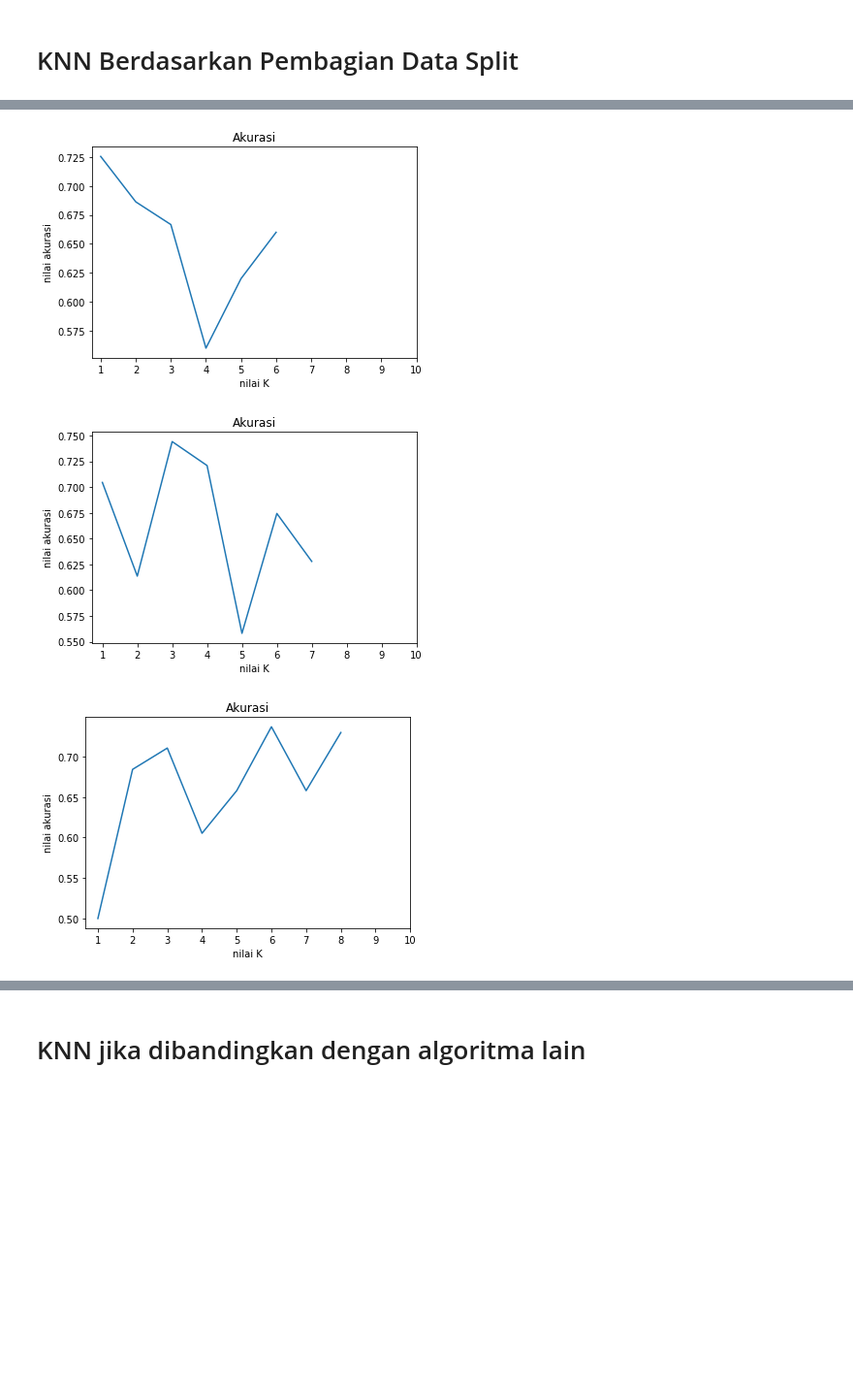
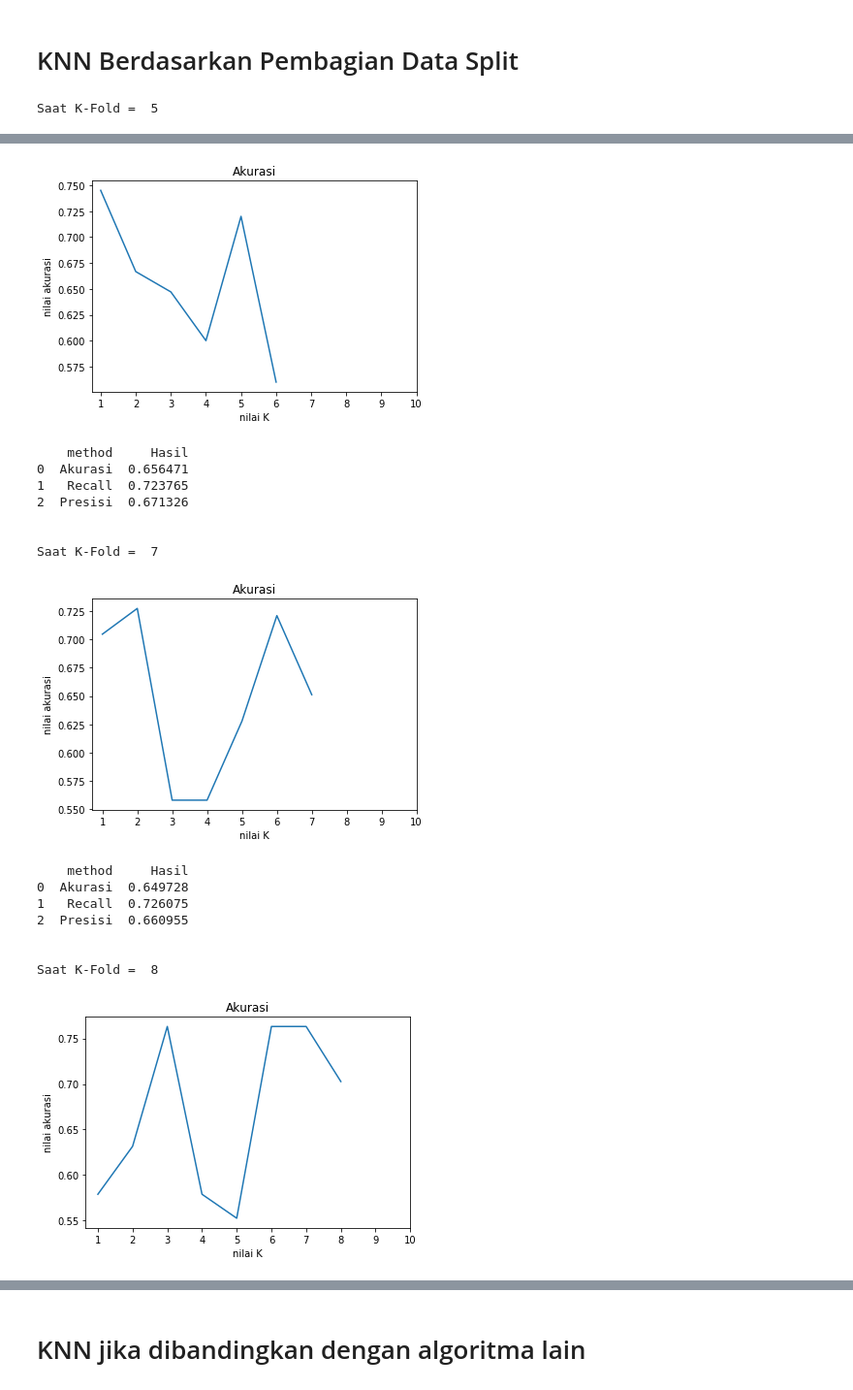
Before and after one commit to safhiram/FP-KK, a Jupyter notebook: KNN Explore.ipynb, the cells around one changed output, grey strips where cells are left out. Shown at 97% size. Drawn from its saved outputs; the diff is of its cells as text; code cells hidden in the pictures; blank space fills up the shorter version.

```diff
--- a/KNN Explore.ipynb
+++ b/KNN Explore.ipynb
@@ -141,4 +141,15 @@ plt.ylabel('nilai akurasi')
 plt.xlabel('nilai K')
 plt.xticks(np.arange(10),('1','2','3','4','5','6','7','8','9','10'))
 plt.show()
+
+benchmark = {
+    'method' : ['Akurasi', 'Recall', 'Presisi'],
+    'Hasil' : [
+        np.around(np.mean(akurasii), decimals=10),
+        np.around(np.mean(recalll), decimals=10),
+        np.around(np.mean(presisii), decimals=10),
+    ],
+}
+benchmark_df = pd.DataFrame.from_dict(benchmark)
+benchmark_df
 # %% [output]
@@ -147,7 +162,7 @@ plt.show()
 # KNN Berdasarkan Pembagian Data Split
 # %%
 from sklearn.model_selection import KFold
-for i in range(5,10):
+for i in range(5,11):
     kf = KFold(n_splits = i, shuffle=True)
     kf.get_n_splits(data_scaled, target)
     akurasii=[]
@@ -169,10 +184,24 @@ for i in range(5,10):
         presisii.append(presisi)
         recalll.append(recall)
 
+    print("Saat K-Fold = ",i)
     plt.title('Akurasi')
     plt.plot(akurasii)
     plt.ylabel('nilai akurasi')
     plt.xlabel('nilai K')
     plt.xticks(np.arange(10),('1','2','3','4','5','6','7','8','9','10'))
     plt.show()
+
+    benchmark = {
+        'method' : ['Akurasi', 'Recall', 'Presisi'],
+        'Hasil' : [
+            np.around(np.mean(akurasii), decimals=10),
+            np.around(np.mean(recalll), decimals=10),
+            np.around(np.mean(presisii), decimals=10),
+        ],
+    }
+    benchmark_df = pd.DataFrame.from_dict(benchmark)
+    print(benchmark_df)
+    print("\n")
 # %% [output]
+Saat K-Fold =  5
@@ -180,3 +216,17 @@ for i in range(5,10):
-[figure, old version]
+[figure, new version]
+    method     Hasil
+0  Akurasi  0.656471
+1   Recall  0.723765
+2  Presisi  0.671326
+
+
+Saat K-Fold =  7
-[figure, old version]
+[figure, new version]
+    method     Hasil
+0  Akurasi  0.649728
+1   Recall  0.726075
+2  Presisi  0.660955
+
+
+Saat K-Fold =  8
-[figure, old version]
+[figure, new version]
```
Also changed, not shown: parts of 3 cells of this notebook.
